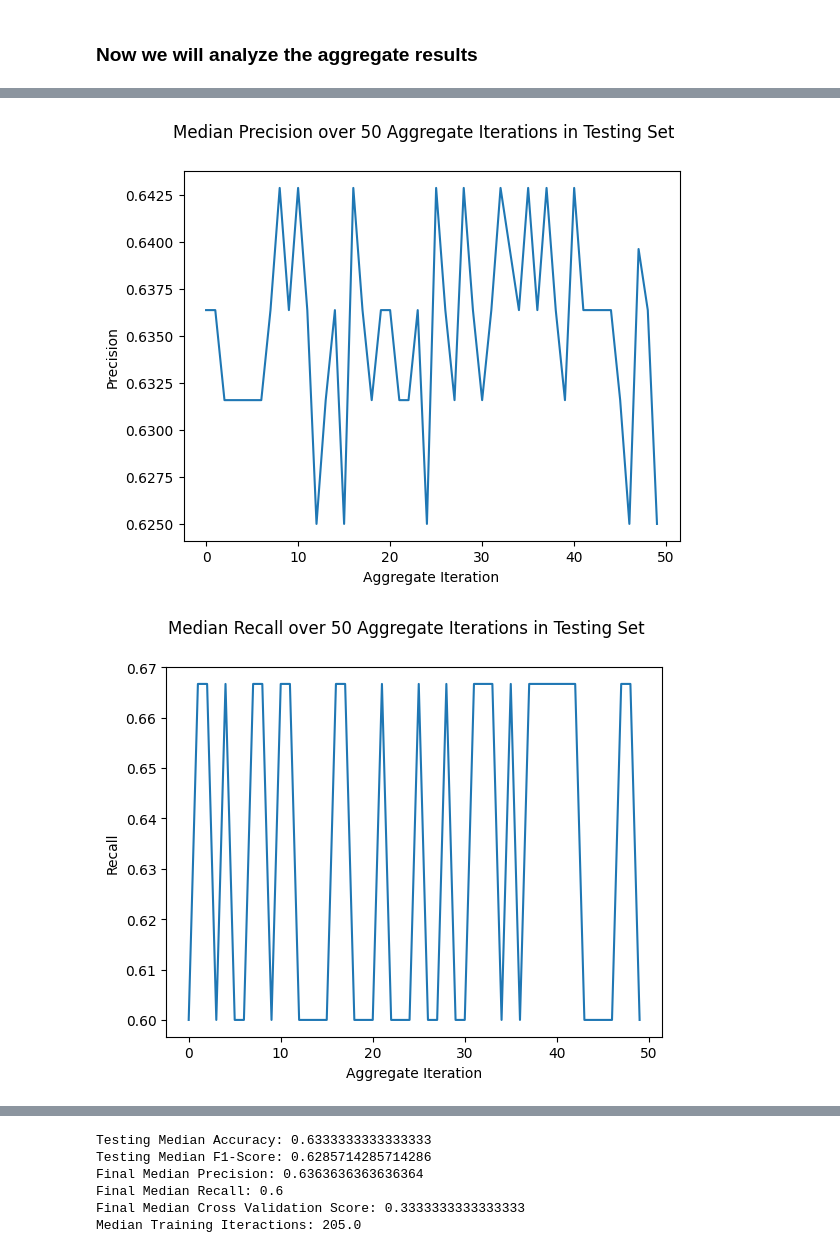
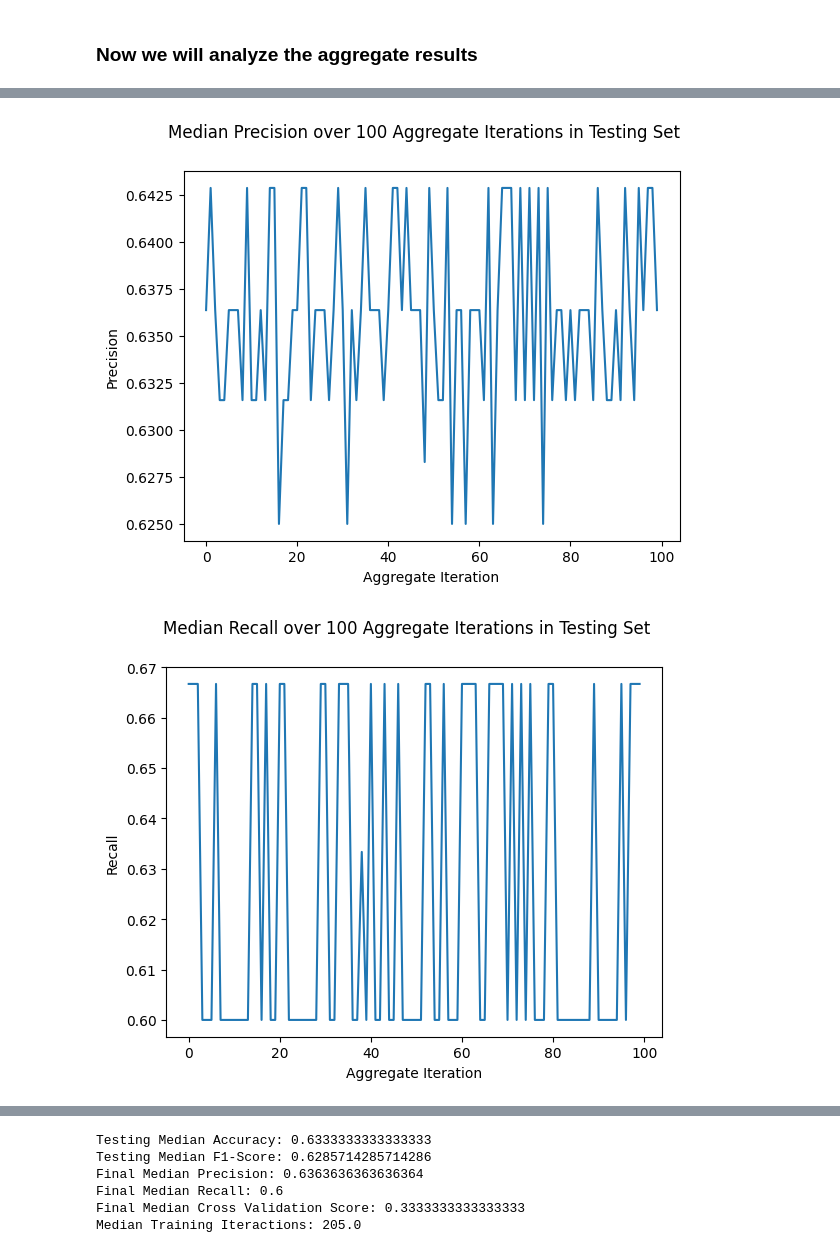
Before and after one commit to kjeeth04/NBA-pred, a Jupyter notebook: SGD.ipynb, the cells around one changed output, grey strips where cells are left out. Drawn from its saved outputs; the diff is of its cells as text; code cells hidden in the pictures.

```diff
--- a/SGD.ipynb
+++ b/SGD.ipynb
@@ -519,4 +519,7 @@ Ties: 0
 # %%
+#List of models
+SGD_list = list()
+
 #Arrays for gathering evaluation statistics of All Star evaluation for entire loop
 final_acc_list = list()
 final_f1_list = list()
@@ -536,8 +539,8 @@ test_prec_list = list()
 test_recall_list = list()
 test_cross_val_list = list()
 
-#Aggregate Loop of 50 Models' Prediction
-for m in range(1, 51):
+#Aggregate Loop of 100 Models' Prediction
+for m in range(1, 101):
 
     #Import Datasets, remove All Star Team from the main Dataframe, and remove the "Tm" label from both datasets
     df_main = pd.read_csv("./Data/cleaned_data.csv", delimiter = '\t')
@@ -887,6 +890,7 @@ for m in range(1, 51):
     final_all_star_victories.append(all_star_victories)
     final_challenger_victories.append(challenger_victories)
     final_ties.append(ties)
+    SGD_list.append(SGD)
 # %% [output]
 Theoretical tie in trial training iteration 169 for aggregate iteration 1. Skipping iteration
 Theoretical tie in training iteration 169 for aggregate iteration 1. Skipping iteration
@@ -960,6 +943,6 @@ df_test
 for metric in list(df_test.columns)[1:]:
     plt.figure()
     sns.lineplot(data = df_test, x = "Aggregate Iteration", y = metric)
-    plt.suptitle(f"Median {metric} over 50 Aggregate Iterations in Testing Set")
+    plt.suptitle(f"Median {metric} over 100 Aggregate Iterations in Testing Set")
     plt.savefig(f"./Figures/SGD/{metric}_test_performance.png", dpi=100, bbox_inches = "tight")
 # %% [output]
@@ -968,2 +951,2 @@ for metric in list(df_test.columns)[1:]:
-[figure, old version]
+[figure, new version]
-[figure, old version]
+[figure, new version]
```
Also changed, not shown: parts of 12 cells of this notebook, 17 other files.
